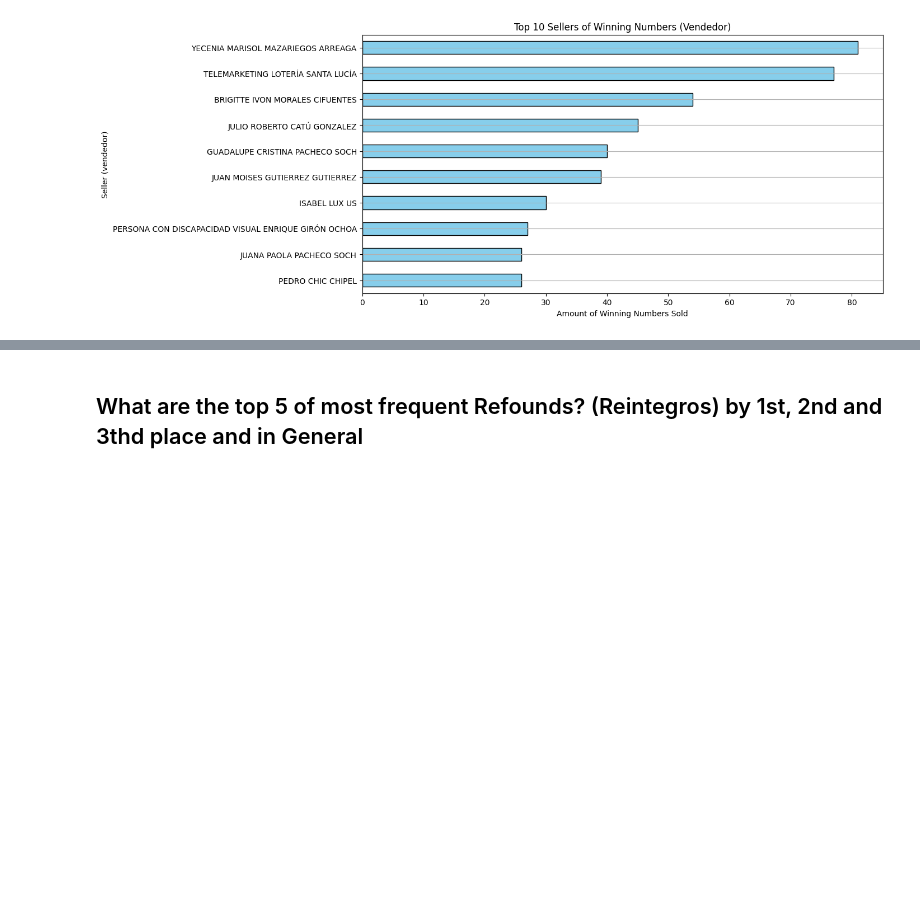
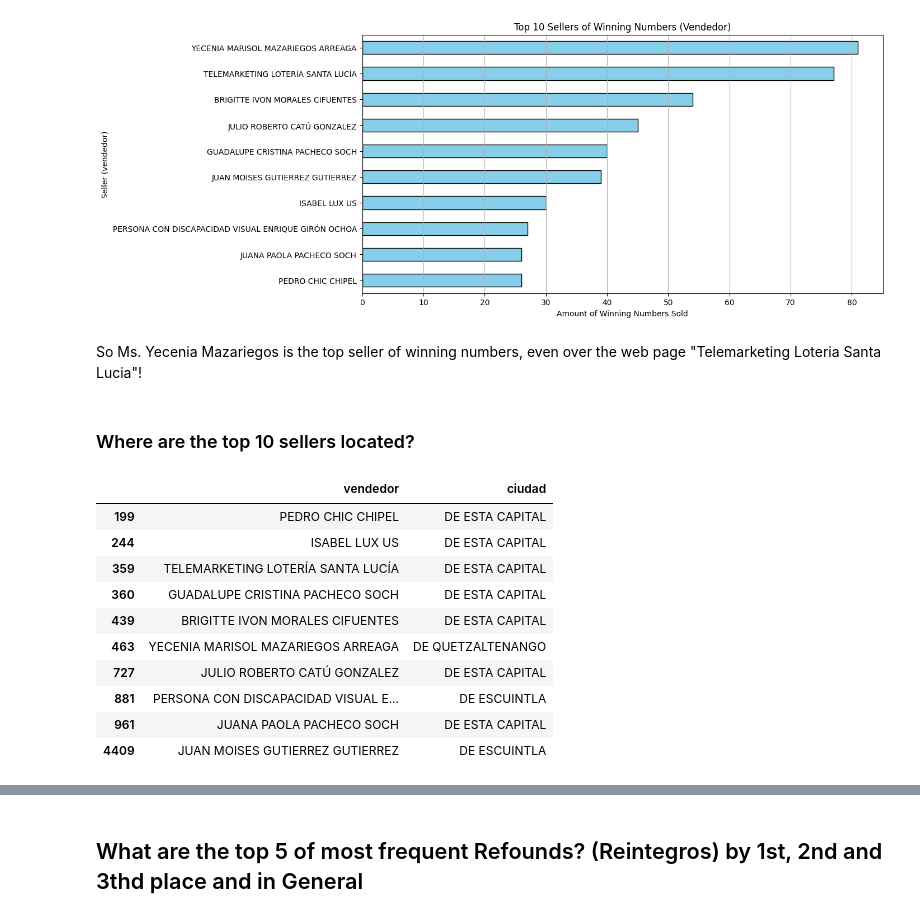
Before and after one commit to AngelDHackerman/santa-lucia-data-analysis-manual, a Jupyter notebook: notebooks/visualization_sorteos_premios.ipynb, the cells around one changed output, grey strips where cells are left out. Saved outputs shown, nothing was run; the diff lists cells and outputs as text; code cells hidden in the pictures; blank space fills up the shorter version.

```diff
--- a/notebooks/visualization_sorteos_premios.ipynb
+++ b/notebooks/visualization_sorteos_premios.ipynb
@@ -144,10 +144,10 @@ df_filtered_vendedor_city_department = df[
 ### Top 10 seller with more winning numbers
 # %%
 # top 10 seller with more winning numbers
-vendedores = df_filtered_vendedor_city_department['vendedor'].value_counts()
+top_10_vendedores = df_filtered_vendedor_city_department['vendedor'].value_counts()
 
 plt.figure(figsize=(12, 6))
-vendedores.head(10).iloc[::-1].plot(kind='barh', color='skyblue', edgecolor='black') # .iloc[::-1], inverstion of the order of the dataset
+top_10_vendedores.head(10).iloc[::-1].plot(kind='barh', color='skyblue', edgecolor='black') # .iloc[::-1], inverstion of the order of the dataset
 plt.title("Top 10 Sellers of Winning Numbers (Vendedor)")
 plt.ylabel("Seller (vendedor)")
 plt.xlabel("Amount of Winning Numbers Sold")
@@ -155,3 +155,29 @@ plt.grid(axis='x')
 plt.show()
 # %% [output]
 [figure]
+# %% [markdown]
+So Ms. Yecenia Mazariegos is the top seller of winning numbers, even over the web page "Telemarketing Loteria Santa Lucia"!
+# %% [markdown]
+### Where are the top 10 sellers located?
+# %%
+# Filter the top 10 sellers, get the Index of each one
+top_10_sellers_index = top_10_vendedores.head(10).index
+
+# Filter original dataframe for the top 10 sellers
+top_10_sellers_data = df_filtered_vendedor_city_department[df_filtered_vendedor_city_department['vendedor'].isin(top_10_sellers_index)]
+
+# Get a table of sellers and their cities
+top_10_locations = top_10_sellers_data[['vendedor', 'ciudad']].drop_duplicates()
+top_10_locations
+# %% [output]
+|  | vendedor | ciudad |
+| 199 | PEDRO CHIC CHIPEL | DE ESTA CAPITAL |
+| 244 | ISABEL LUX US | DE ESTA CAPITAL |
+| 359 | TELEMARKETING LOTERÍA SANTA LUCÍA | DE ESTA CAPITAL |
+| 360 | GUADALUPE CRISTINA PACHECO SOCH | DE ESTA CAPITAL |
+| 439 | BRIGITTE IVON MORALES CIFUENTES | DE ESTA CAPITAL |
+| 463 | YECENIA MARISOL MAZARIEGOS ARREAGA | DE QUETZALTENANGO |
+| 727 | JULIO ROBERTO CATÚ GONZALEZ | DE ESTA CAPITAL |
+| 881 | PERSONA CON DISCAPACIDAD VISUAL E... | DE ESCUINTLA |
+| 961 | JUANA PAOLA PACHECO SOCH | DE ESTA CAPITAL |
+| 4409 | JUAN MOISES GUTIERREZ GUTIERREZ | DE ESCUINTLA |
```
Also changed, not shown: parts of 5 cells of this notebook.
